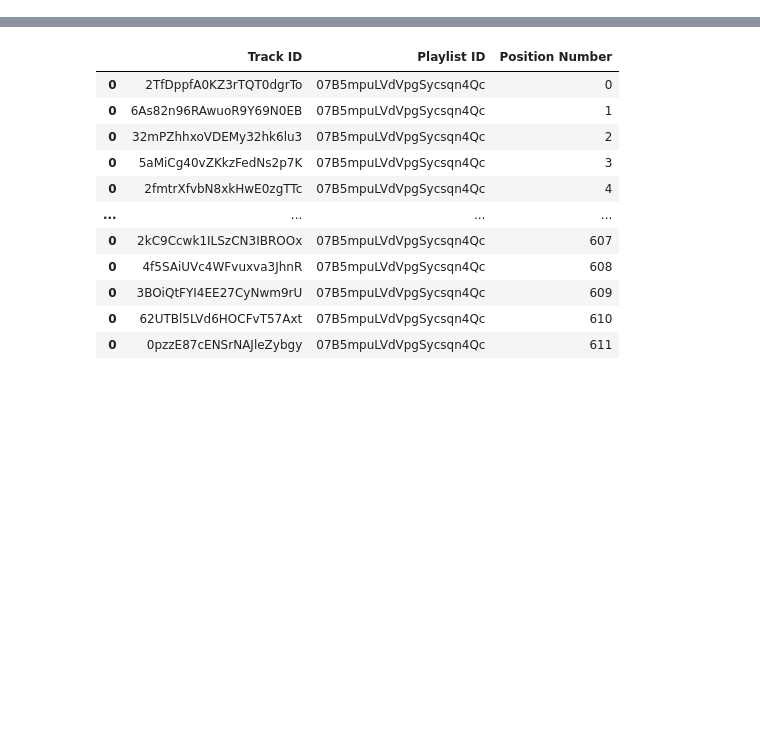
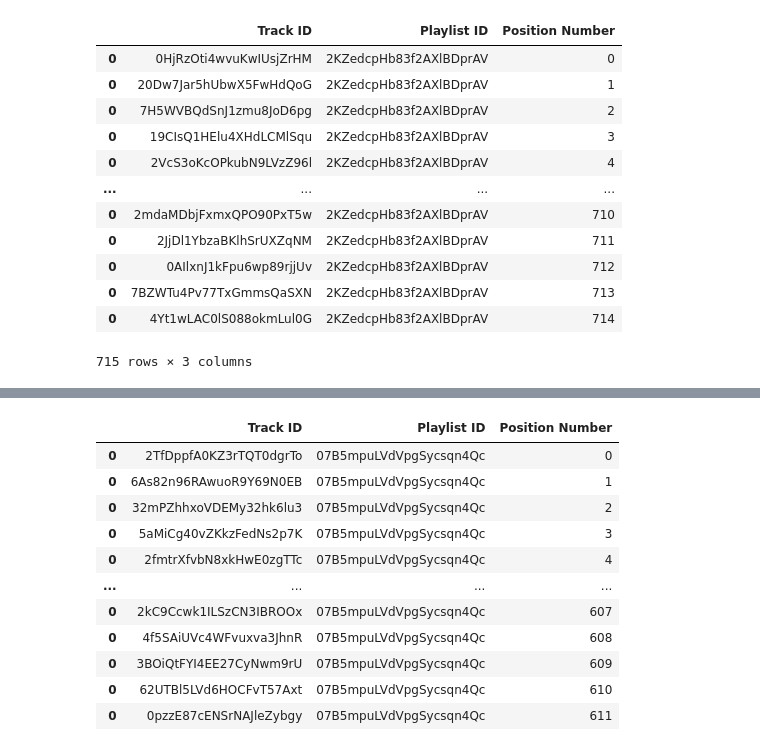
Before and after one commit to Aled-Jenkins/BBC-to-Spotify, a Jupyter notebook: src/spotify_playlists.ipynb, the cells around one changed output, grey strips where cells are left out. Cells and saved outputs as stored; diff of their text form; code cells hidden in the pictures; blank space fills up the shorter version.

```diff
--- a/src/spotify_playlists.ipynb
+++ b/src/spotify_playlists.ipynb
@@ -97,0 +54,20 @@ description = "Songs from BBC Introducing on Radio 1 in 2022"
+# %%
+demo_df = master_df[(master_df['Service Date'].apply(lambda date: date.year).isin([2022,2023])) & (master_df['Show Name'] == "Radio 1's Indie Show with Jack Saunders")].drop_duplicates(subset=['Track ID'], keep='first')
+new_tracks = list(demo_df['Track ID'].dropna())
+title = "Indie Show with Jack Saunders"
+description = "Songs from the Indie Show with Jack Saunders in 2022"
+edit_playlist_tracks(playlists[playlists['name'] == title]['id'][0], new_tracks)
+# %% [output]
+|  | Track ID | Playlist ID | Position Number |
+| 0 | 0HjRzOti4wvuKwIUsjZrHM | 2KZedcpHb83f2AXlBDprAV | 0 |
+| 0 | 20Dw7Jar5hUbwX5FwHdQoG | 2KZedcpHb83f2AXlBDprAV | 1 |
+| 0 | 7H5WVBQdSnJ1zmu8JoD6pg | 2KZedcpHb83f2AXlBDprAV | 2 |
+| 0 | 19CIsQ1HElu4XHdLCMlSqu | 2KZedcpHb83f2AXlBDprAV | 3 |
+| 0 | 2VcS3oKcOPkubN9LVzZ96l | 2KZedcpHb83f2AXlBDprAV | 4 |
+| ... | ... | ... | ... |
+| 0 | 2mdaMDbjFxmxQPO90PxT5w | 2KZedcpHb83f2AXlBDprAV | 710 |
+| 0 | 2JjDl1YbzaBKlhSrUXZqNM | 2KZedcpHb83f2AXlBDprAV | 711 |
+| 0 | 0AIlxnJ1kFpu6wp89rjjUv | 2KZedcpHb83f2AXlBDprAV | 712 |
+| 0 | 7BZWTu4Pv77TxGmmsQaSXN | 2KZedcpHb83f2AXlBDprAV | 713 |
+| 0 | 4Yt1wLAC0lS088okmLul0G | 2KZedcpHb83f2AXlBDprAV | 714 |
+715 rows × 3 columns
```
Also changed, not shown: parts of 12 cells of this notebook.
